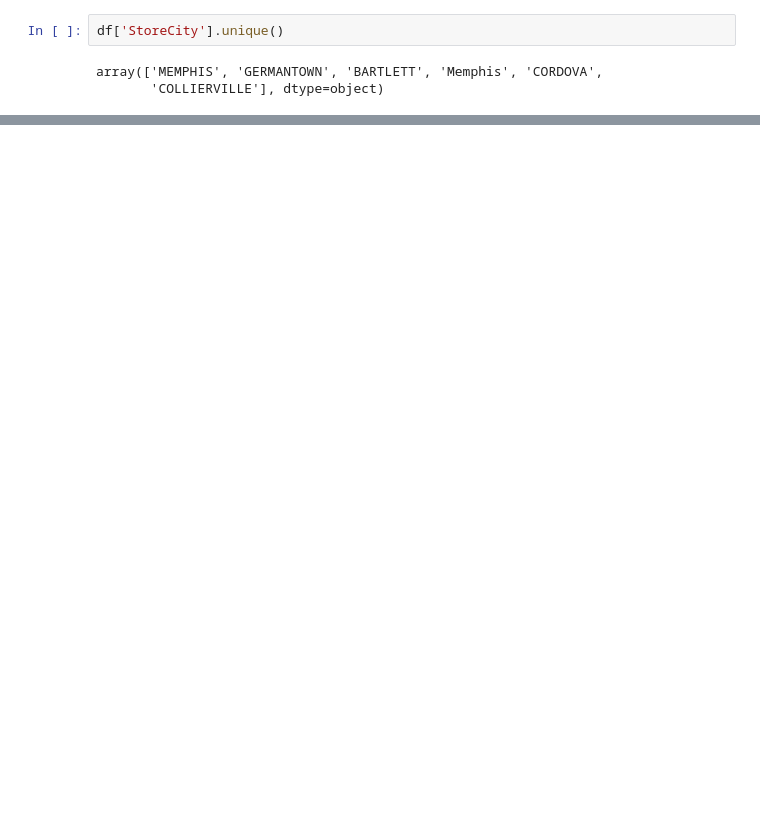
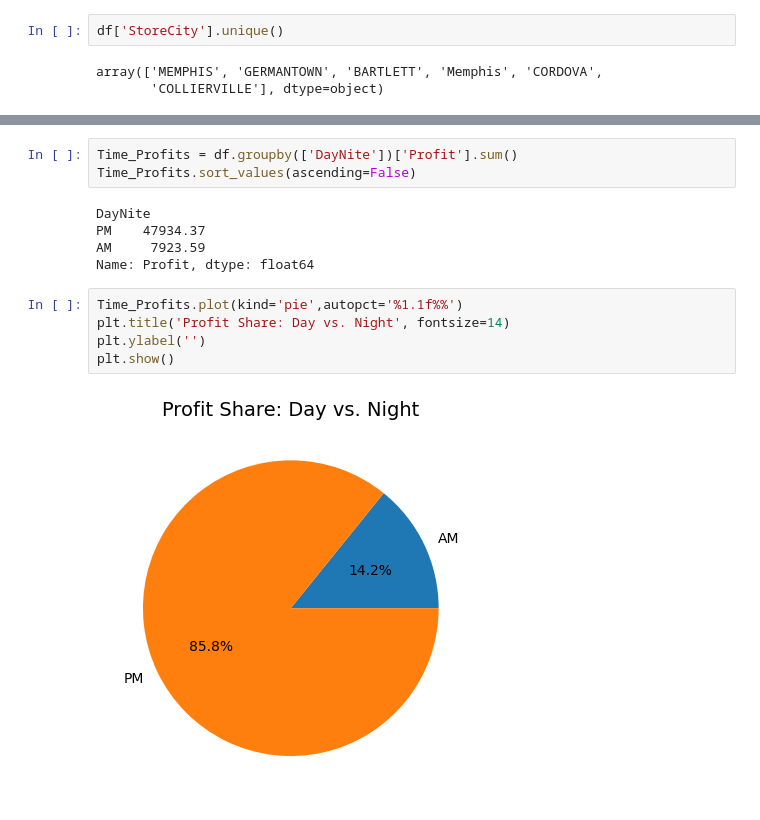
Before and after one commit to Gedion-Sang/Python_EDA_Projects, a Jupyter notebook: Foot_Locker_EDA/foot_locker.ipynb, the cells around one changed output, grey strips where cells are left out. Drawn from its saved outputs; the diff is of its cells as text; blank space fills up the shorter version.

```diff
--- a/Foot_Locker_EDA/foot_locker.ipynb
+++ b/Foot_Locker_EDA/foot_locker.ipynb
@@ -117,0 +273,15 @@ array(['MEM1', 'MEM2', 'GER3', ..., 'GER1498', 'MEM1499', 'BAR1500'],
+# %%
+Time_Profits = df.groupby(['DayNite'])['Profit'].sum()
+Time_Profits.sort_values(ascending=False)
+# %% [output]
+DayNite
+PM    47934.37
+AM     7923.59
+Name: Profit, dtype: float64
+# %%
+Time_Profits.plot(kind='pie',autopct='%1.1f%%')
+plt.title('Profit Share: Day vs. Night', fontsize=14)
+plt.ylabel('')
+plt.show()
+# %% [output]
+[figure, added]
```
Also changed, not shown: parts of 29 cells of this notebook.
